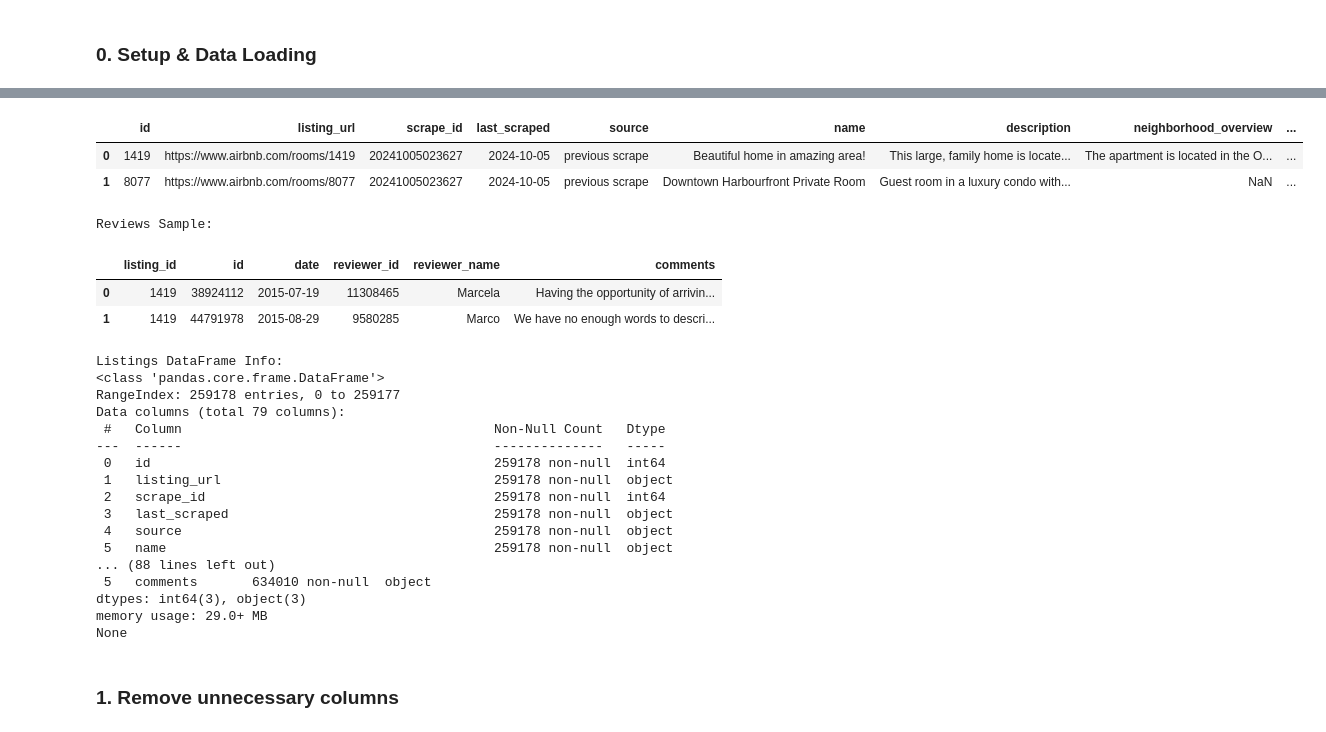
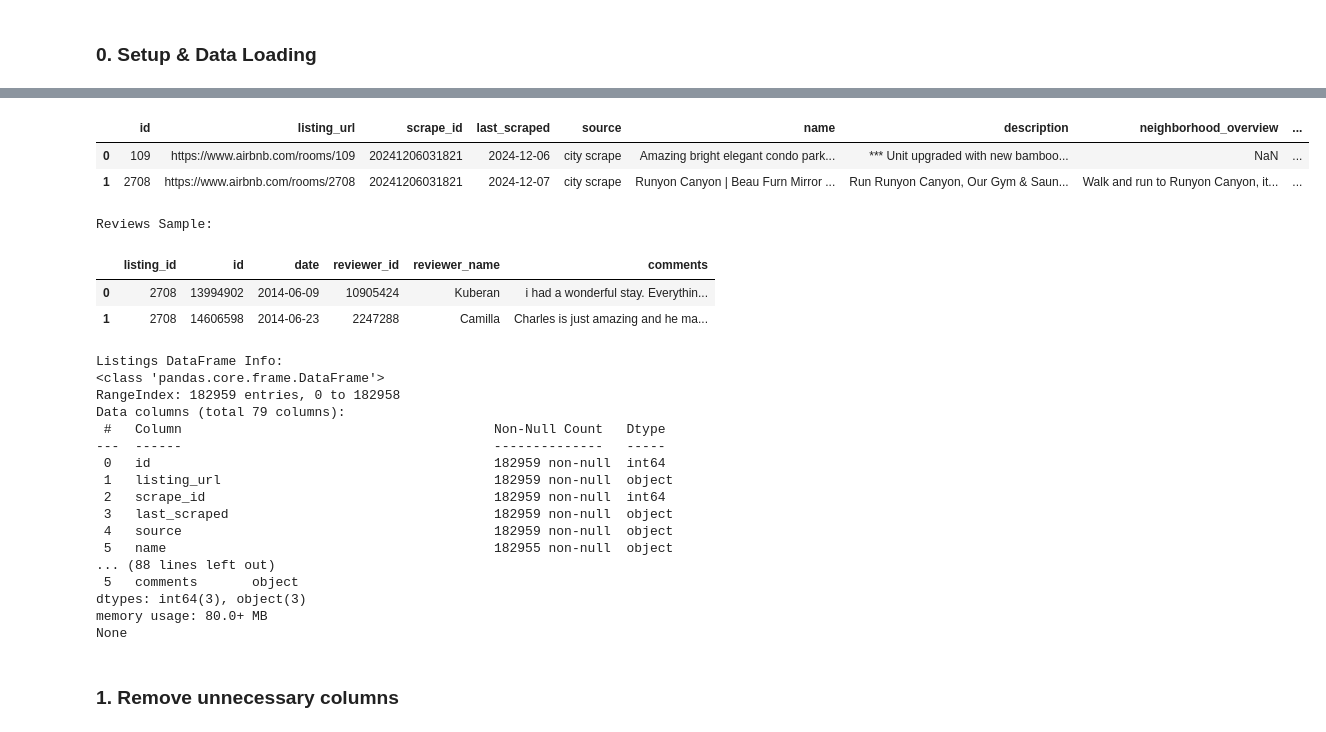
Before and after one commit to arvindsuresh-math/AirBnB-Price-Recommender, a Jupyter notebook: notebooks/01_data_cleaning_oct_20.ipynb, the cells around one changed output, grey strips where cells are left out. Cells and saved outputs as stored; diff of their text form; code cells hidden in the pictures.

```diff
--- a/notebooks/01_data_cleaning_oct_20.ipynb
+++ b/notebooks/01_data_cleaning_oct_20.ipynb
@@ -14,7 +14,7 @@ import glob
 
 # --- Configuration ---
 # Parent directory containing the 'listings-YY-MM.csv' files and '{CITY}-reviews-detailed...csv'
-CITY = "toronto"
+CITY = "la"
 INPUT_DATA_DIR = os.path.expanduser(f"~/Downloads/insideairbnb/{CITY}")
 OUTPUT_DATA_DIR = os.path.expanduser(f"../data/{CITY}")
 OUTPUT_FILENAME = f"{CITY}_dataset_oct_20.parquet"
@@ -66,28 +66,28 @@ Successfully loaded 634,104 reviews.
 
 Listings Sample:
 |  | id | listing_url | scrape_id | last_scraped | source | name | description | neighborhood_overview | ... |
-| 0 | 1419 | https://www.airbnb.com/rooms/1419 | 20241005023627 | 2024-10-05 | previous scrape | Beautiful home in amazing area! | This large, family home is locate... | The apartment is located in the O... | ... |
-| 1 | 8077 | https://www.airbnb.com/rooms/8077 | 20241005023627 | 2024-10-05 | previous scrape | Downtown Harbourfront Private Room | Guest room in a luxury condo with... | NaN | ... |
+| 0 | 109 | https://www.airbnb.com/rooms/109 | 20241206031821 | 2024-12-06 | city scrape | Amazing bright elegant condo park... | *** Unit upgraded with new bamboo... | NaN | ... |
+| 1 | 2708 | https://www.airbnb.com/rooms/2708 | 20241206031821 | 2024-12-07 | city scrape | Runyon Canyon | Beau Furn Mirror ... | Run Runyon Canyon, Our Gym & Saun... | Walk and run to Runyon Canyon, it... | ... |
 Reviews Sample:
 |  | listing_id | id | date | reviewer_id | reviewer_name | comments |
-| 0 | 1419 | 38924112 | 2015-07-19 | 11308465 | Marcela | Having the opportunity of arrivin... |
-| 1 | 1419 | 44791978 | 2015-08-29 | 9580285 | Marco | We have no enough words to descri... |
+| 0 | 2708 | 13994902 | 2014-06-09 | 10905424 | Kuberan | i had a wonderful stay. Everythin... |
+| 1 | 2708 | 14606598 | 2014-06-23 | 2247288 | Camilla | Charles is just amazing and he ma... |
 Listings DataFrame Info:
 <class 'pandas.core.frame.DataFrame'>
-RangeIndex: 259178 entries, 0 to 259177
+RangeIndex: 182959 entries, 0 to 182958
 Data columns (total 79 columns):
  #   Column                                        Non-Null Count   Dtype
 ---  ------                                        --------------   -----
- 0   id                                            259178 non-null  int64
- 1   listing_url                                   259178 non-null  object
- 2   scrape_id                                     259178 non-null  int64
- 3   last_scraped                                  259178 non-null  object
- 4   source                                        259178 non-null  object
- 5   name                                          259178 non-null  object
+ 0   id                                            182959 non-null  int64
+ 1   listing_url                                   182959 non-null  object
+ 2   scrape_id                                     182959 non-null  int64
+ 3   last_scraped                                  182959 non-null  object
+ 4   source                                        182959 non-null  object
+ 5   name                                          182955 non-null  object
 ... (88 lines left out)
- 5   comments       634010 non-null  object
+ 5   comments       object
 dtypes: int64(3), object(3)
-memory usage: 29.0+ MB
+memory usage: 80.0+ MB
 None
 # %% [markdown]
 ### 1. Remove unnecessary columns
```
Also changed, not shown: parts of 13 cells of this notebook, 4 other files.
